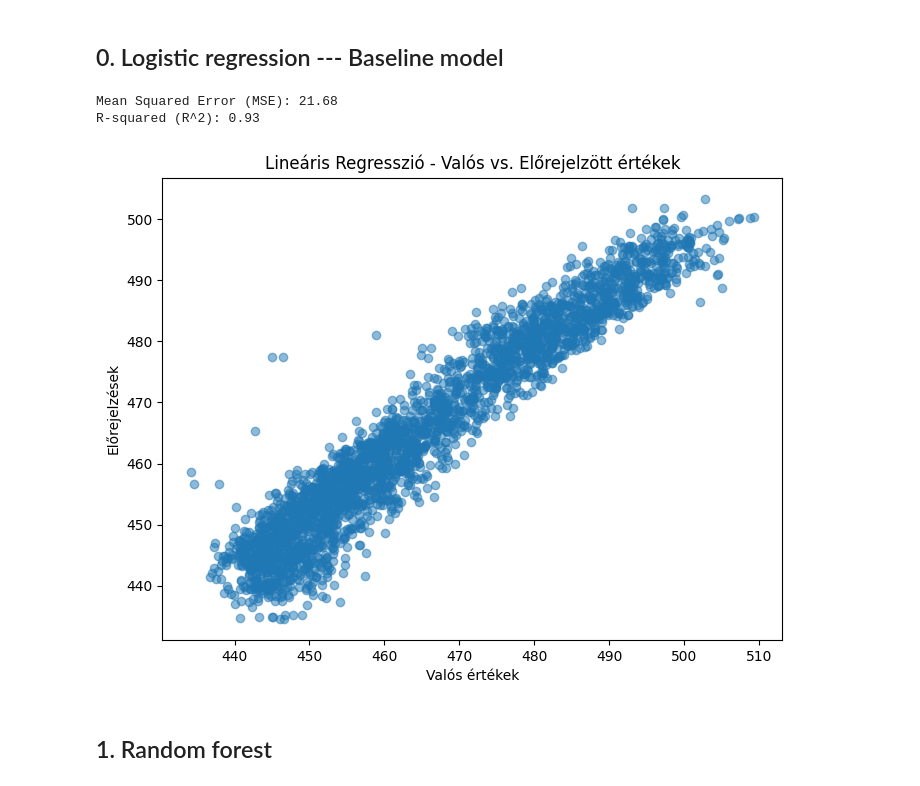
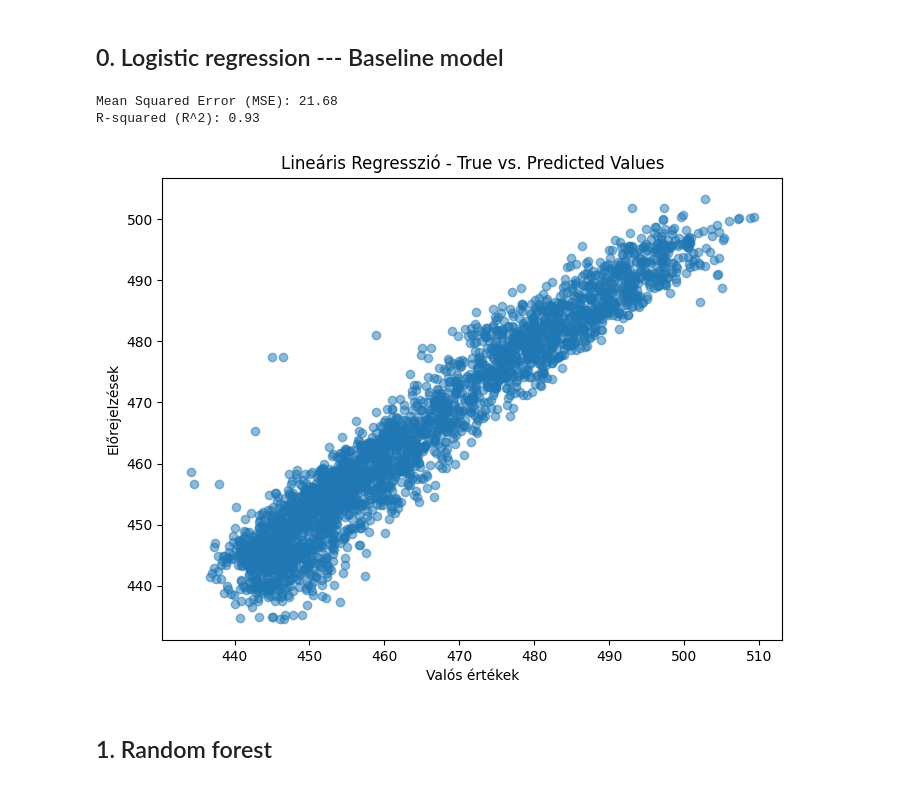
Before and after one commit to Lacikaki7/AI_project1, a Jupyter notebook: Beadando.ipynb, the cells around one changed output. Drawn from its saved outputs; the diff is of its cells as text; code cells hidden in the pictures.

```diff
--- a/Beadando.ipynb
+++ b/Beadando.ipynb
@@ -244,30 +244,30 @@ We'll use:
 # %%
 from sklearn.linear_model import LinearRegression
 from sklearn.metrics import mean_squared_error, r2_score
 
 model = LinearRegression()
 
 model.fit(X_train_scaled, y_train)
 
 y_pred = model.predict(X_test_scaled)
 
 mse = mean_squared_error(y_test, y_pred)
 
 r2 = r2_score(y_test, y_pred)
 
 print(f"Mean Squared Error (MSE): {mse:.2f}")
 print(f"R-squared (R^2): {r2:.2f}\n")
 
 plt.figure(figsize=(8, 6))
 plt.scatter(y_test, y_pred, alpha=0.5)
 plt.xlabel("Valós értékek")
 plt.ylabel("Előrejelzések")
-plt.title("Lineáris Regresszió - Valós vs. Előrejelzött értékek")
+plt.title("Lineáris Regresszió - True vs. Predicted Values")
 plt.show()
 # %% [output]
 Mean Squared Error (MSE): 21.68
 R-squared (R^2): 0.93
-[figure, old version]
+[figure, new version]
 # %% [markdown]
 ## 1. Random forest
 # %%
```
Also changed, not shown: parts of 5 cells of this notebook.
